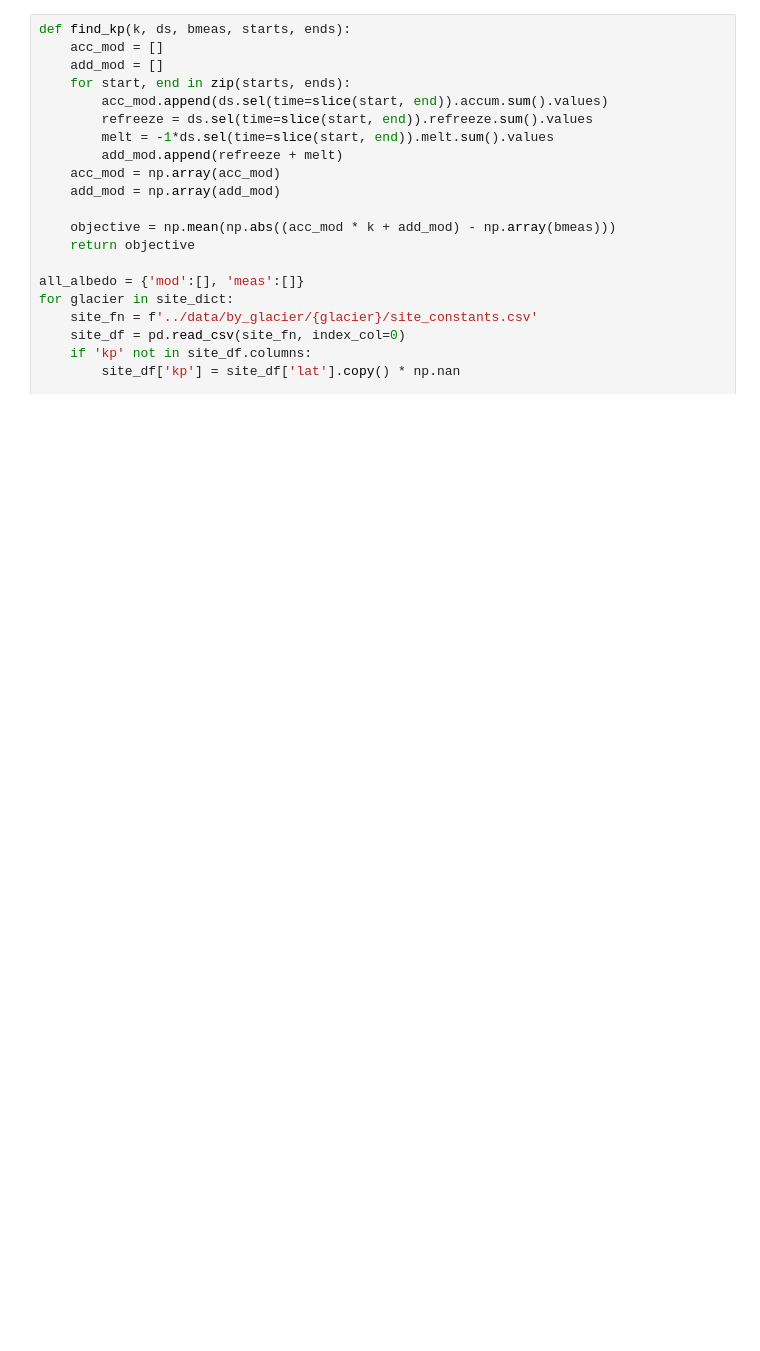
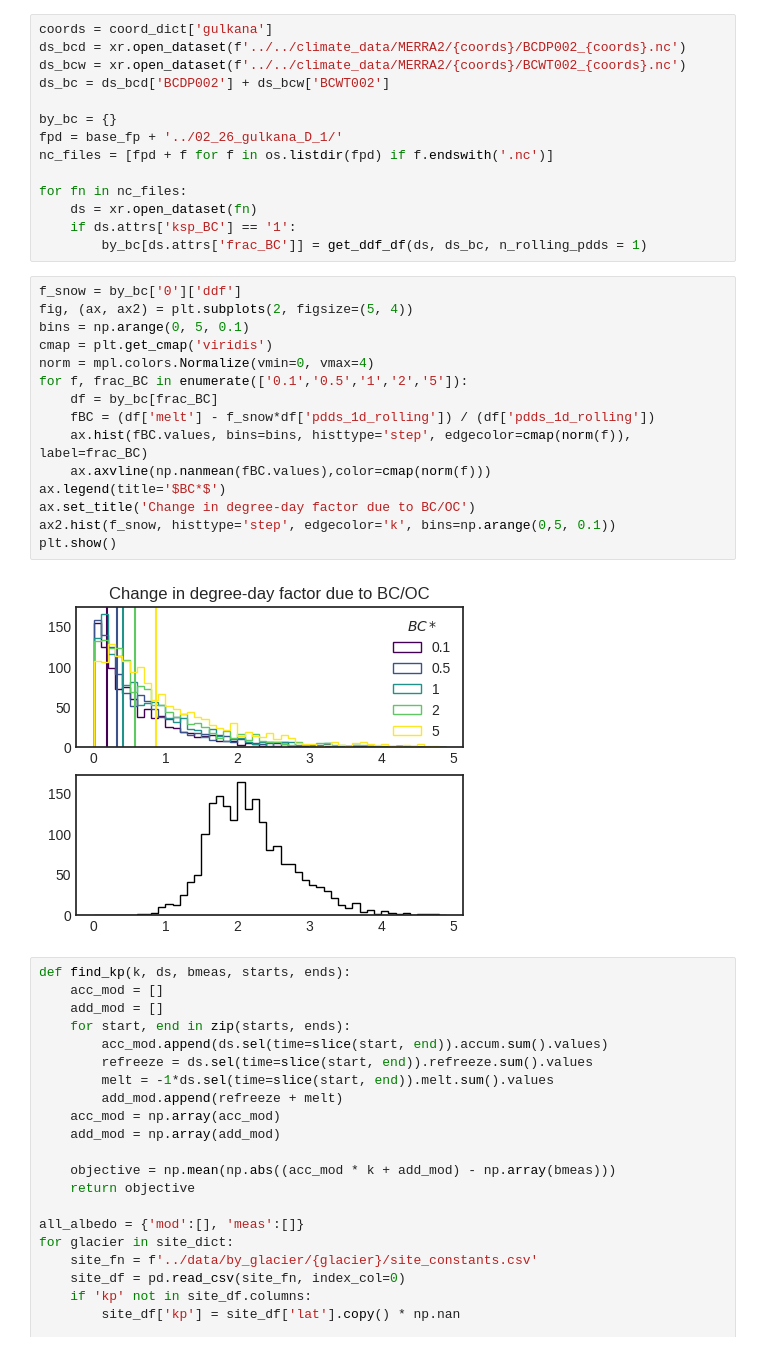
Before and after one commit to clairevwilson/PEBSI, a Jupyter notebook: project/explore.ipynb, the cells around one changed output. Saved outputs shown, nothing was run; the diff lists cells and outputs as text; blank space fills up the shorter version.

Commit message:
messing around with wet snow C

```diff
--- a/project/explore.ipynb
+++ b/project/explore.ipynb
@@ -40,3 +63,34 @@ The autoreload extension is already loaded. To reload it, use:
+# %%
+coords = coord_dict['gulkana']
+ds_bcd = xr.open_dataset(f'../../climate_data/MERRA2/{coords}/BCDP002_{coords}.nc')
+ds_bcw = xr.open_dataset(f'../../climate_data/MERRA2/{coords}/BCWT002_{coords}.nc')
+ds_bc = ds_bcd['BCDP002'] + ds_bcw['BCWT002']
+
+by_bc = {}
+fpd = base_fp + '../02_26_gulkana_D_1/'
+nc_files = [fpd + f for f in os.listdir(fpd) if f.endswith('.nc')]
+
+for fn in nc_files:
+    ds = xr.open_dataset(fn)
+    if ds.attrs['ksp_BC'] == '1':
+        by_bc[ds.attrs['frac_BC']] = get_ddf_df(ds, ds_bc, n_rolling_pdds = 1)
+# %%
+f_snow = by_bc['0']['ddf']
+fig, (ax, ax2) = plt.subplots(2, figsize=(5, 4))
+bins = np.arange(0, 5, 0.1)
+cmap = plt.get_cmap('viridis')
+norm = mpl.colors.Normalize(vmin=0, vmax=4)
+for f, frac_BC in enumerate(['0.1','0.5','1','2','5']):
+    df = by_bc[frac_BC]
+    fBC = (df['melt'] - f_snow*df['pdds_1d_rolling']) / (df['pdds_1d_rolling'])
+    ax.hist(fBC.values, bins=bins, histtype='step', edgecolor=cmap(norm(f)), label=frac_BC)
+    ax.axvline(np.nanmean(fBC.values),color=cmap(norm(f)))
+ax.legend(title='$BC*$')
+ax.set_title('Change in degree-day factor due to BC/OC')
+ax2.hist(f_snow, histtype='step', edgecolor='k', bins=np.arange(0,5, 0.1))
+plt.show()
+# %% [output]
+[figure, added]
 # %%
 def find_kp(k, ds, bmeas, starts, ends):
     acc_mod = []
```
Also changed, not shown: parts of 13 cells of this notebook, 3 other files.
